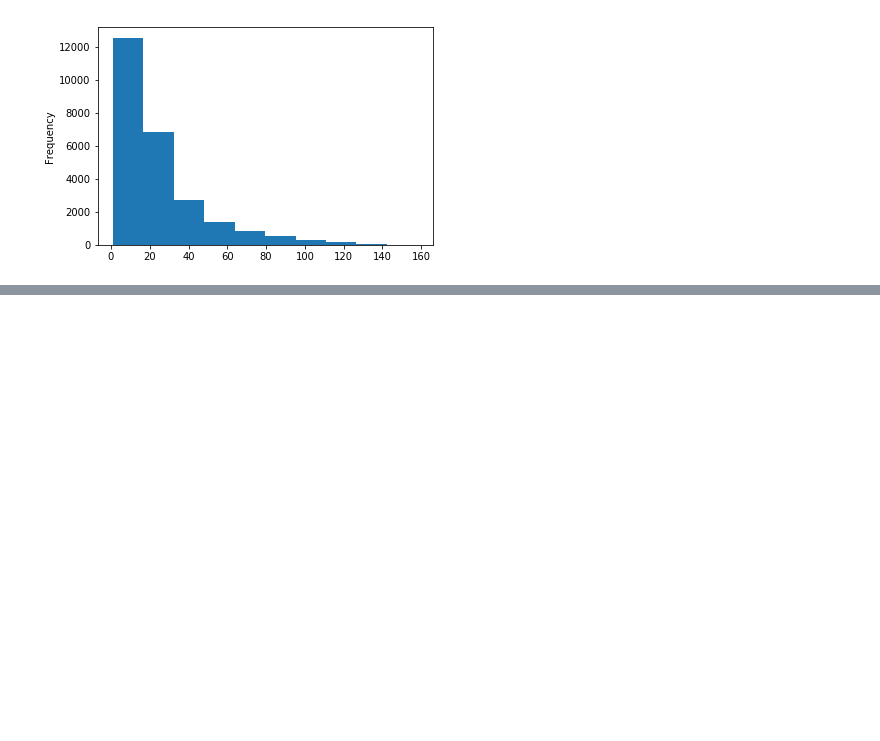
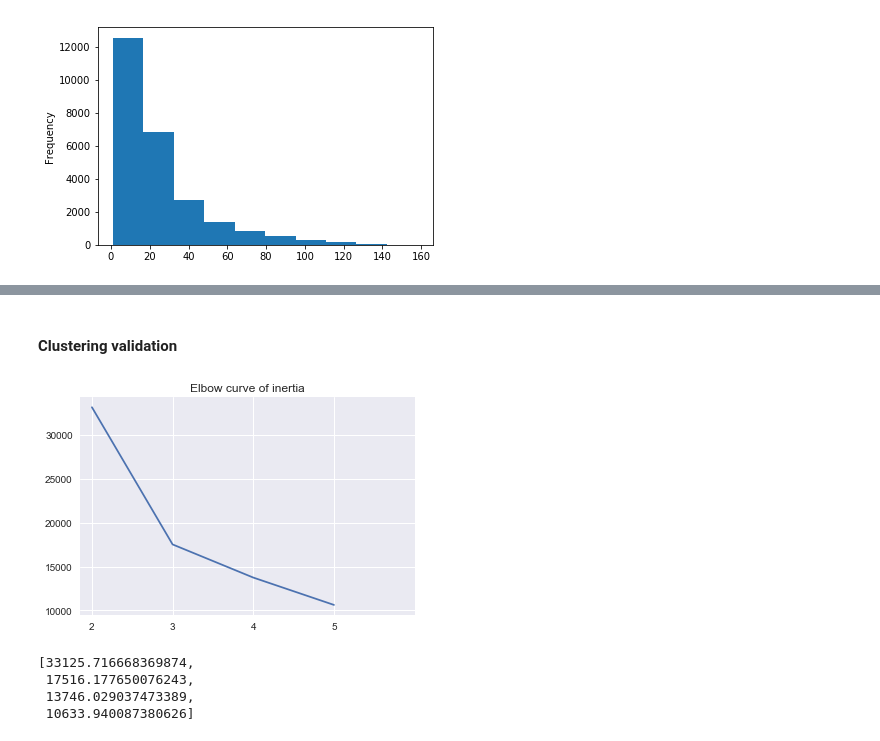
Before and after one commit to pbdanny/python_portfolio, a Jupyter notebook: cluster_oss.ipynb, the cells around one changed output, grey strips where cells are left out. Cells and saved outputs as stored; diff of their text form; code cells hidden in the pictures; blank space fills up the shorter version.

Commit message:
add inertia

```diff
--- a/cluster_oss.ipynb
+++ b/cluster_oss.ipynb
@@ -77,0 +78,35 @@ sns.lmplot(x = 'age', y = 'no_transaction_date', data = df,
+# %% [markdown]
+#### Clustering validation
+# %%
+# Find optimum number of segmentation
+def find_n_seg(df, n):
+    # list of n inertia
+    n_iner = []
+    for i in range(2, n+1):  # looping clustering start from 2 to n+1
+        # standardized data to mean = 0, varience = 1
+        df_scaled = scale(df)
+        # initialized kmeans object
+        kmeans = KMeans(n_clusters=i)
+        # fit data
+        kmeans.fit(df_scale)
+        n_iner.append(kmeans.inertia_)
+
+    # plot elbow graph
+    plt.figure()
+    plt.plot(n_iner)
+    # set xtick location from 0 to n
+    # set xtick lable start from 2 to n+1
+    plt.xticks(np.arange(0, n), np.arange(2, n+1, step = 1).astype('str'))
+    plt.title('Elbow curve of inertia')
+    plt.show()
+
+    # return list of inertia
+    return(n_iner)
+# %%
+find_n_seg(df, 5)
+# %% [output]
+[figure, added]
+[33125.716668369874,
+ 17516.177650076243,
+ 13746.029037473389,
+ 10633.940087380626]
```
Also changed, not shown: parts of 1 cell of this notebook, 1 other file.
